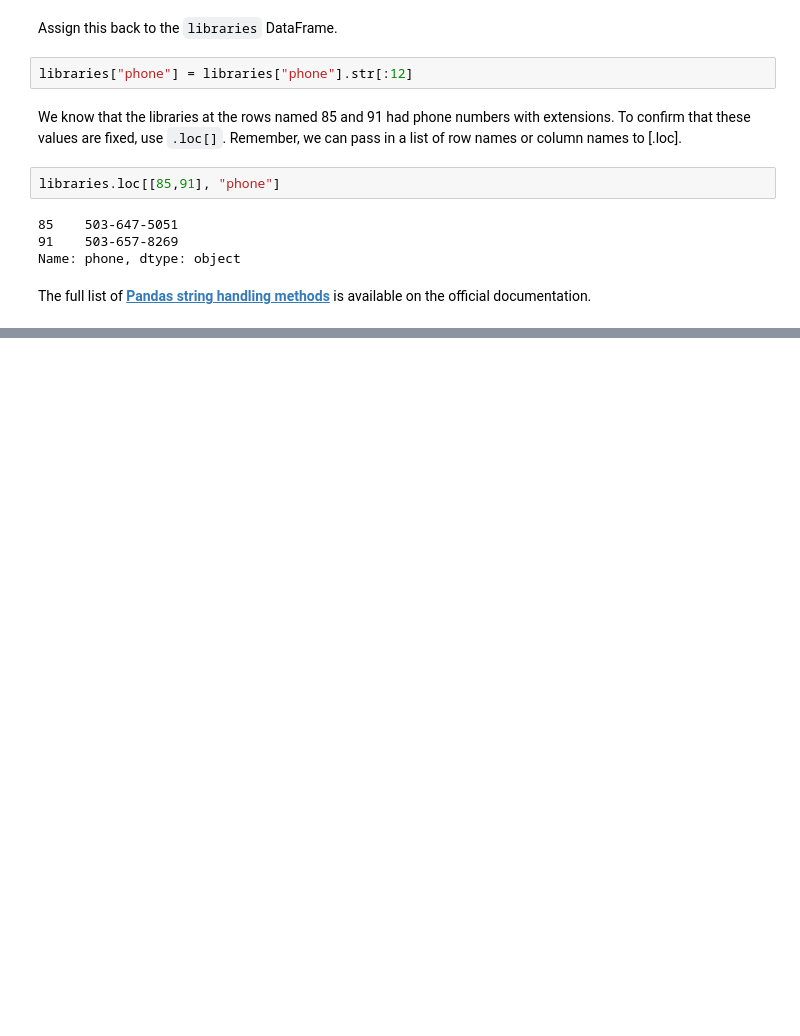
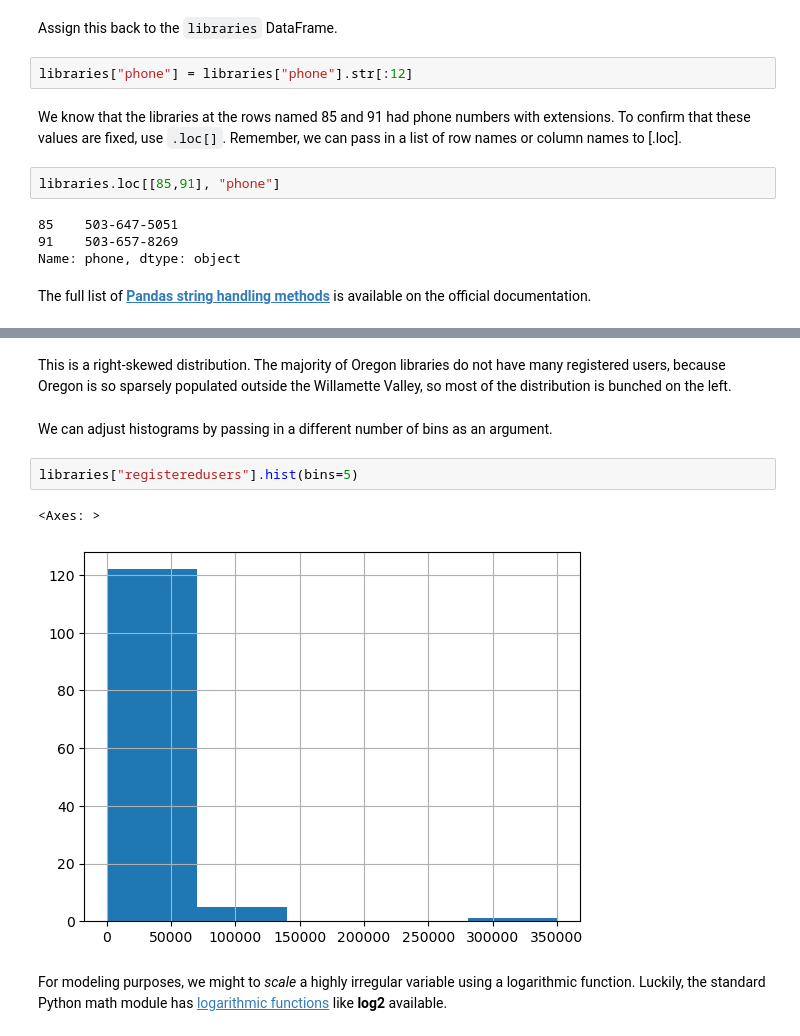
Before and after one commit to wintere/pandas-workshop, a Jupyter notebook: Notebooks/day-03-f25-ip.ipynb, the cells around one changed output, grey strips where cells are left out. Drawn from its saved outputs; the diff is of its cells as text; blank space fills up the shorter version.

```diff
--- a/Notebooks/day-03-f25-ip.ipynb
+++ b/Notebooks/day-03-f25-ip.ipynb
@@ -313,0 +477,11 @@ The full list of **[Pandas string handling methods](https://pandas.pydata.org/do
+# %% [markdown]
+This is a right-skewed distribution. The majority of Oregon libraries do not have many registered users, because Oregon is so sparsely populated outside the Willamette Valley, so most of the distribution is bunched on the left.
+# %% [markdown]
+We can adjust histograms by passing in a different number of bins as an argument.
+# %%
+libraries["registeredusers"].hist(bins=5)
+# %% [output]
+<Axes: >
+[figure, added]
+# %% [markdown]
+For modeling purposes, we might to *scale* a highly irregular variable using a logarithmic function. Luckily, the standard Python math module has [logarithmic functions](https://docs.python.org/3/library/math.html#math.log2) like **log2** available.
```
Also changed, not shown: parts of 100 cells of this notebook.
